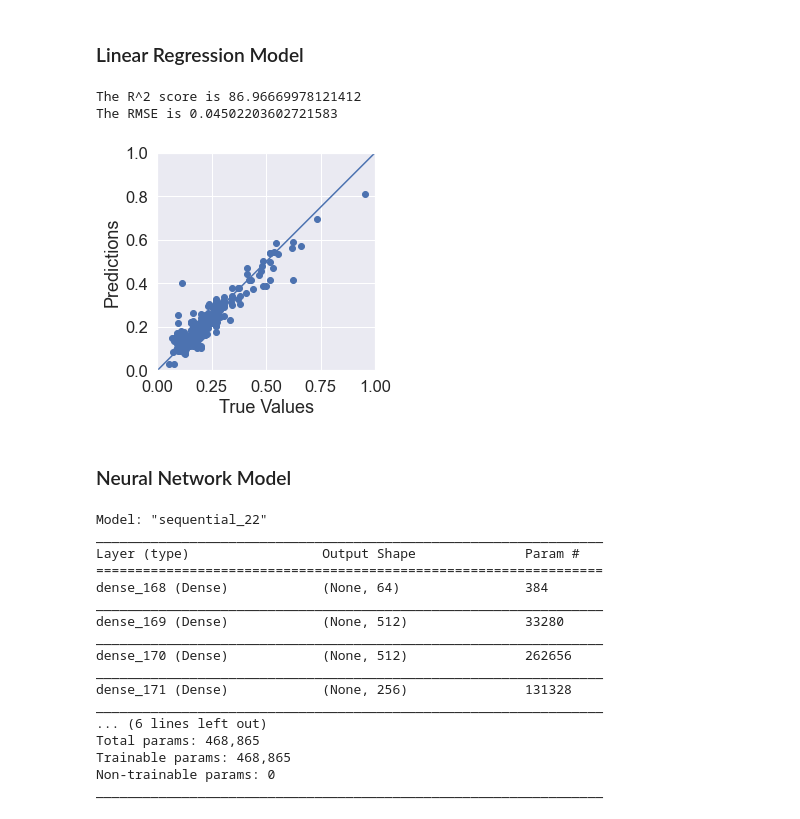
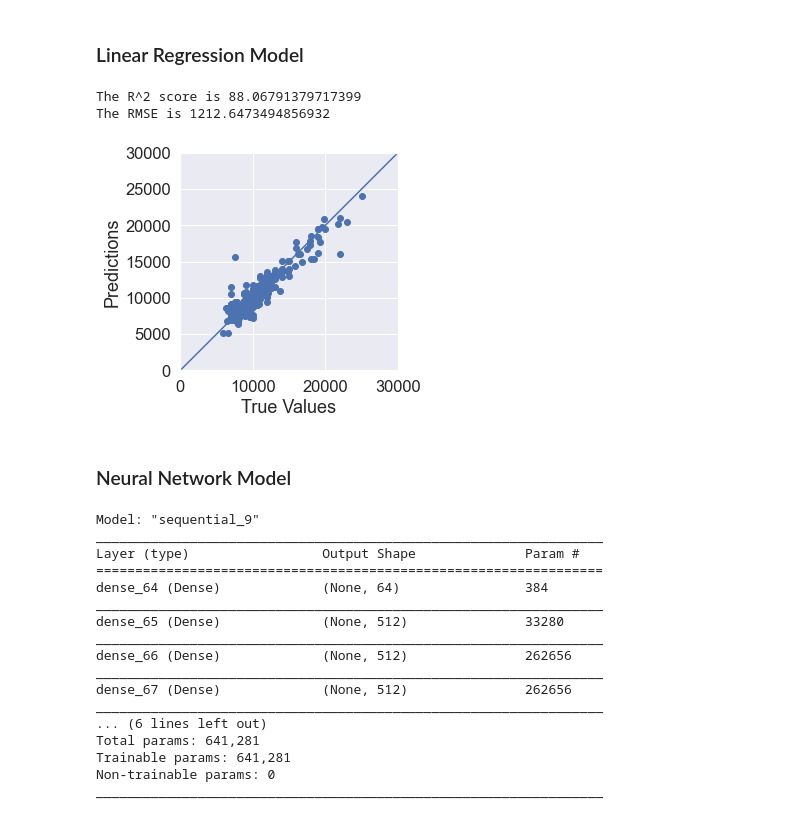
Before and after one commit to vvenkatesh-ML/Projects, a Jupyter notebook: Assignment 1/assignment_code.ipynb, the cells around one changed output. Cells and saved outputs as stored; diff of their text form; code cells hidden in the pictures.

```diff
--- a/Assignment 1/assignment_code.ipynb
+++ b/Assignment 1/assignment_code.ipynb
@@ -140,0 +124,12 @@ See the caveats in the documentation: https://pandas.pydata.org/pandas-docs/stab
+# %%
+##Only Age, KM, Wght, HP, AC and CD meet the criteria comfortably
+features_df = features_df.drop(['ABS','Abag_2','Comp','Clock','Pwin'], axis=0)
+#Final features
+df_new = df[['Age','KM','Wght','AC','CD','HP']]
+
+# Normalize all values to bring them to a similar scale (Normalizing data brings all values to within 0 & 1)
+x = df_new.values
+min_max_scaler = preprocessing.MinMaxScaler()
+x_scaled = min_max_scaler.fit_transform(x)
+df_new.loc[:,:] = x_scaled
+df_new
@@ -142,8 +156,8 @@ See the caveats in the documentation: https://pandas.pydata.org/pandas-docs/stab
 ### Model Preparation
 # %%
 #Establishing the features and the target parameters
-X = df_new.drop(columns=['Price'])
-y = df_new.Price
+X = df_new
+y = df.Price
 
 #Splitting the data into training and testing (80% - Training and 20% - Testing)
 X_train, X_test, y_train, y_test = train_test_split(X, y, test_size=0.2, random_state = 100)
@@ -151,7 +165,7 @@ len(X_train.columns)
 
 #Cross-Validation grid serach
 folds = KFold(n_splits = 5, shuffle = True, random_state = 100)
-hyper_params = [{'n_features_to_select': list(range(1,6))}] #Range selected based on the number of features
+hyper_params = [{'n_features_to_select': list(range(1,7))}] #Range selected based on the number of features
 lm = LinearRegression()
 lm.fit(X_train, y_train)
 rfe = RFE(lm) #Recursive Feature Elimination used as the estimator
@@ -193,19 +208,19 @@ test_set_r2 = r2_score(y_test,pred)*100
 print('The R^2 score is', test_set_r2)
 print('The RMSE is', test_set_rmse)
 # %% [output]
-The R^2 score is 86.96669978121412
-The RMSE is 0.04502203602721583
+The R^2 score is 88.06791379717399
+The RMSE is 1212.6473494856932
 # %%
 a = plt.axes(aspect='equal')
 plt.scatter(y_test, pred)
 plt.xlabel('True Values')
 plt.ylabel('Predictions')
-lims = [0, 1]
+lims = [0, 30000]
 plt.xlim(lims)
 plt.ylim(lims)
 _ = plt.plot(lims, lims)
 # %% [output]
-[figure, old version]
+[figure, new version]
 # %% [markdown]
 ### Neural Network Model
 # %%
@@ -219,11 +234,11 @@ model.add(Dense(units = 512, activation='relu'))
 
 model.add(Dense(units = 512, activation='relu'))
 
-model.add(Dense(units = 256, activation='relu'))
+model.add(Dense(units = 512, activation='relu'))
 
 model.add(Dense(units = 128, activation='relu'))
 
-model.add(Dense(units = 64, activation='relu'))
+model.add(Dense(units = 128, activation='relu'))
 
 # model.add(Dense(units = 64, activation='relu'))
 
@@ -232,21 +247,21 @@ model.add(Dense(units = 1, kernel_initializer='normal', activation = 'relu'))
 
 model.summary()
 # %% [output]
-Model: "sequential_22"
+Model: "sequential_9"
 _________________________________________________________________
 Layer (type)                 Output Shape              Param #
 =================================================================
-dense_168 (Dense)            (None, 64)                384
+dense_64 (Dense)             (None, 64)                384
 _________________________________________________________________
-dense_169 (Dense)            (None, 512)               33280
+dense_65 (Dense)             (None, 512)               33280
 _________________________________________________________________
-dense_170 (Dense)            (None, 512)               262656
+dense_66 (Dense)             (None, 512)               262656
 _________________________________________________________________
-dense_171 (Dense)            (None, 256)               131328
+dense_67 (Dense)             (None, 512)               262656
 _________________________________________________________________
 ... (6 lines left out)
-Total params: 468,865
-Trainable params: 468,865
+Total params: 641,281
+Trainable params: 641,281
 Non-trainable params: 0
 _________________________________________________________________
 # %%
```
Also changed, not shown: parts of 8 cells of this notebook.
